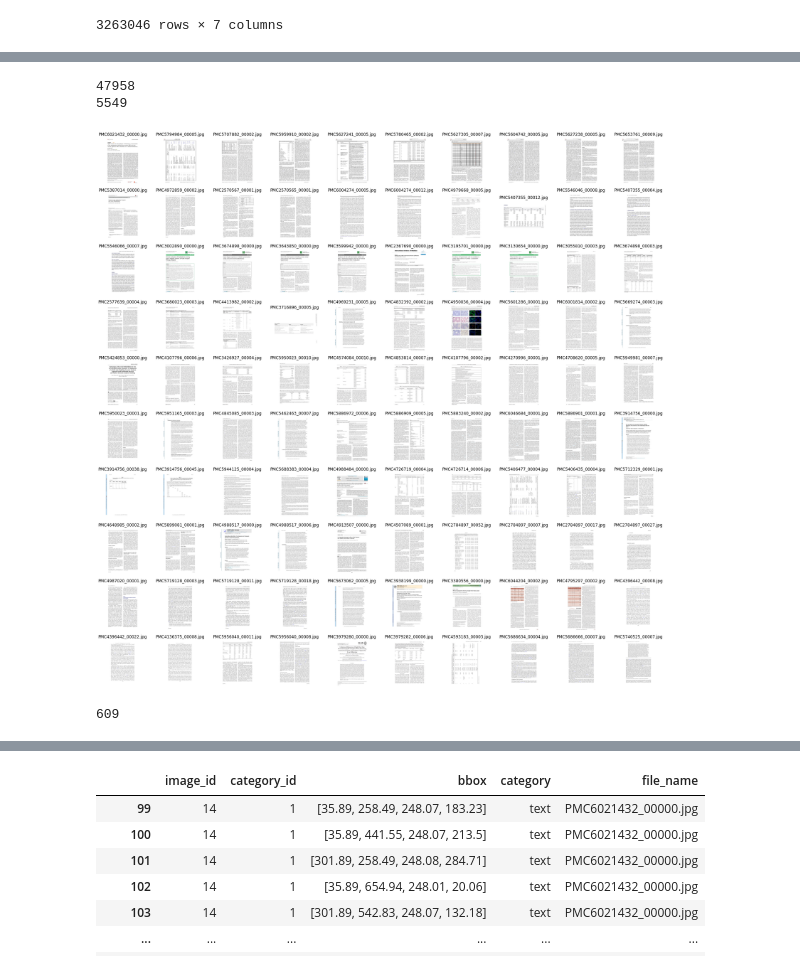
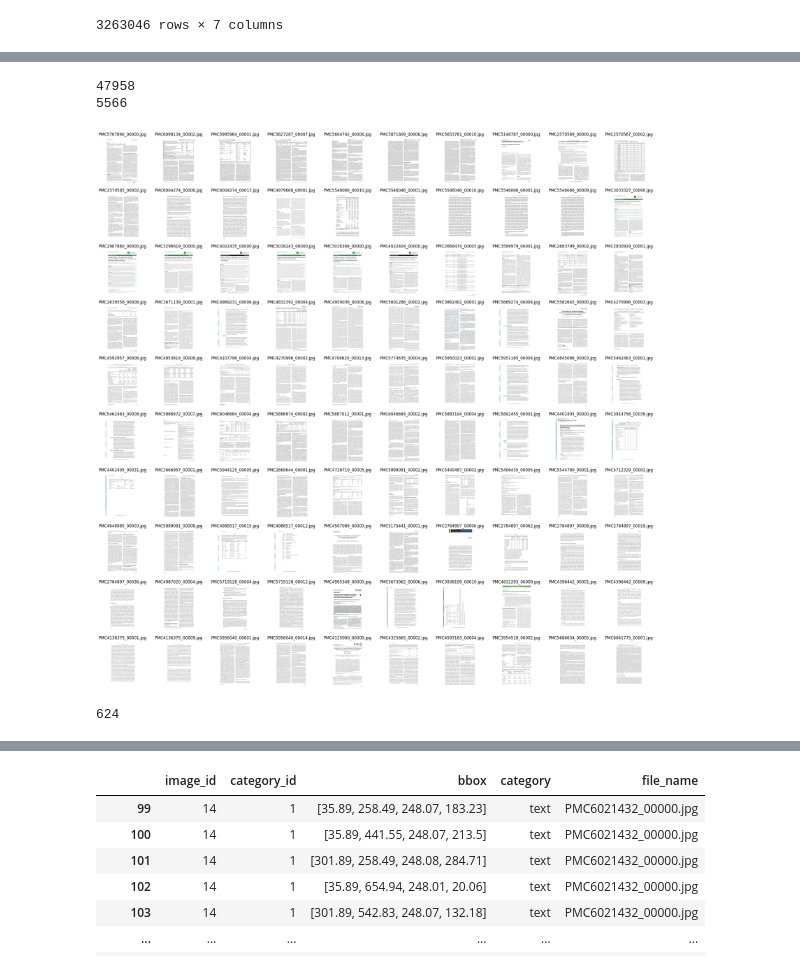
Before and after one commit to NilBiescas/Project_Synthesis2-, a Jupyter notebook: Code/Synthetic_DS/Test_SDS.ipynb, the cells around one changed output, grey strips where cells are left out. Cells and saved outputs as stored; diff of their text form; code cells hidden in the pictures.

Commit message:
Using portion 2 of publaynet and updating yolo training files

```diff
--- a/Code/Synthetic_DS/Test_SDS.ipynb
+++ b/Code/Synthetic_DS/Test_SDS.ipynb
@@ -3,7 +3,9 @@ This notebook was used to create train, val and test sets from publaynet that do
 # %%
 import json
 
-with open('C:/Users/Maria/OneDrive - UAB/Documentos/3r de IA/Synthesis project II/Github/Project_Synthesis2-/Datasets/Publaynet/train.json') as f:
+prev_path = 'C:/Users/Maria/OneDrive - UAB/Documentos/3r de IA/Synthesis project II/Github/Project_Synthesis2-/Datasets/Publaynet/train.json'
+path_second_partition = '/hhome/ps2g07/document_analysis/github/Project_Synthesis2-/Datasets/Publaynet/train.json'
+with open(path_second_partition) as f:
     data = json.load(f)
 
 data
@@ -65,5 +49,8 @@ images
 335703 rows × 1 columns
 # %%
 import os
-imagesDownloaded = os.listdir('C:/Users/Maria/OneDrive - UAB/Documentos/3r de IA/Synthesis project II/Github/Project_Synthesis2-/Datasets/Publaynet/train')
+
+new_partition = '/hhome/ps2g07/document_analysis/github/Project_Synthesis2-/Datasets/Publaynet/Publaynet_partition_1/publaynet/train'
+#imagesDownloaded = os.listdir('C:/Users/Maria/OneDrive - UAB/Documentos/3r de IA/Synthesis project II/Github/Project_Synthesis2-/Datasets/Publaynet/train')
+imagesDownloaded = os.listdir(new_partition)
 imagesDownloaded
@@ -175,29 +144,30 @@ print(len(common))
 print(len(images_no_figures))
 # %% [output]
 47958
-5549
+5566
 # %%
 # plot a grid of 10 x 10 images to check if the images are correct
 import matplotlib.pyplot as plt
 import matplotlib.image as mpimg
 
 fig, axs = plt.subplots(10, 10, figsize=(30, 30))
 
 for i, ax in enumerate(axs.flat):
-    img = mpimg.imread('C:/Users/Maria/OneDrive - UAB/Documentos/3r de IA/Synthesis project II/Github/Project_Synthesis2-/Datasets/Publaynet/train/' + images_no_figures.iloc[i]['file_name'])
+    #img = mpimg.imread('C:/Users/Maria/OneDrive - UAB/Documentos/3r de IA/Synthesis project II/Github/Project_Synthesis2-/Datasets/Publaynet/train/' + images_no_figures.iloc[i]['file_name'])
+    img = mpimg.imread(new_partition + '/' + images_no_figures.iloc[i]['file_name'])
     ax.imshow(img)
     ax.axis('off')
     ax.set_title(images_no_figures.iloc[i]['file_name'])
 
 plt.show()
 # %% [output]
-[figure, old version]
+[figure, new version]
 # %%
 # get the id of the image number 36
 image_id = images_no_figures.iloc[36]['id']
 image_id
 # %% [output]
-609
+624
 # %%
 # get the annotations of the image with id 883
 annotations_image = annotations[annotations['image_id'] == image_id]
```
Also changed, not shown: parts of 10 cells of this notebook, 6 other files.
